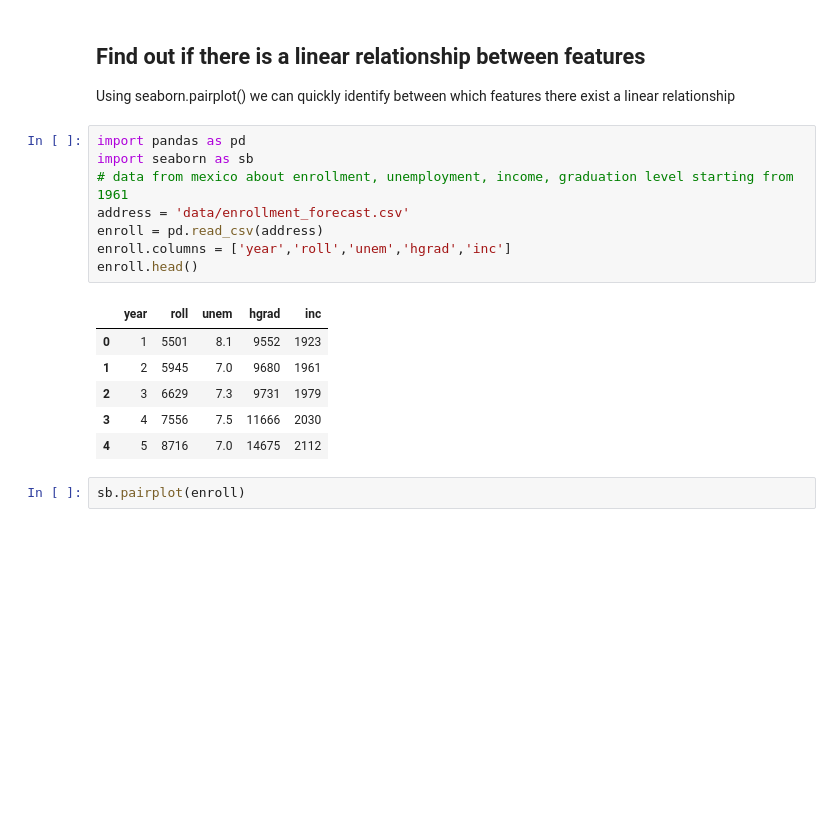
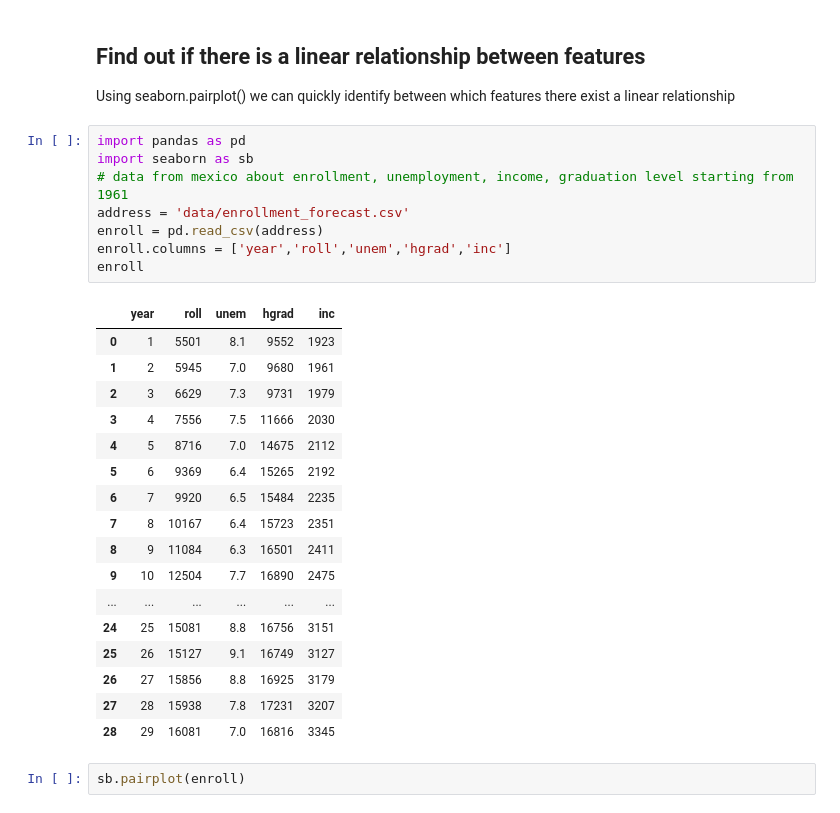
Before and after one commit to Hartmannsolution/docker_notebooks, a Jupyter notebook: notebooks/10-2-Linear-Regression-model-sklearn.ipynb, the cells around one changed output. Saved outputs shown, nothing was run; the diff lists cells and outputs as text; blank space fills up the shorter version.

```diff
--- a/notebooks/10-2-Linear-Regression-model-sklearn.ipynb
+++ b/notebooks/10-2-Linear-Regression-model-sklearn.ipynb
@@ -197,18 +197,29 @@ Using seaborn.pairplot() we can quickly identify between which features there ex
 # %%
 import pandas as pd
 import seaborn as sb
 # data from mexico about enrollment, unemployment, income, graduation level starting from 1961
 address = 'data/enrollment_forecast.csv'
 enroll = pd.read_csv(address)
 enroll.columns = ['year','roll','unem','hgrad','inc']
-enroll.head()
+enroll
 # %% [output]
 |  | year | roll | unem | hgrad | inc |
 | 0 | 1 | 5501 | 8.1 | 9552 | 1923 |
 | 1 | 2 | 5945 | 7.0 | 9680 | 1961 |
 | 2 | 3 | 6629 | 7.3 | 9731 | 1979 |
 | 3 | 4 | 7556 | 7.5 | 11666 | 2030 |
 | 4 | 5 | 8716 | 7.0 | 14675 | 2112 |
+| 5 | 6 | 9369 | 6.4 | 15265 | 2192 |
+| 6 | 7 | 9920 | 6.5 | 15484 | 2235 |
+| 7 | 8 | 10167 | 6.4 | 15723 | 2351 |
+| 8 | 9 | 11084 | 6.3 | 16501 | 2411 |
+| 9 | 10 | 12504 | 7.7 | 16890 | 2475 |
+| ... | ... | ... | ... | ... | ... |
+| 24 | 25 | 15081 | 8.8 | 16756 | 3151 |
+| 25 | 26 | 15127 | 9.1 | 16749 | 3127 |
+| 26 | 27 | 15856 | 8.8 | 16925 | 3179 |
+| 27 | 28 | 15938 | 7.8 | 17231 | 3207 |
+| 28 | 29 | 16081 | 7.0 | 16816 | 3345 |
 # %%
 sb.pairplot(enroll)
 # %% [output]
```
Also changed, not shown: 2 other files.
